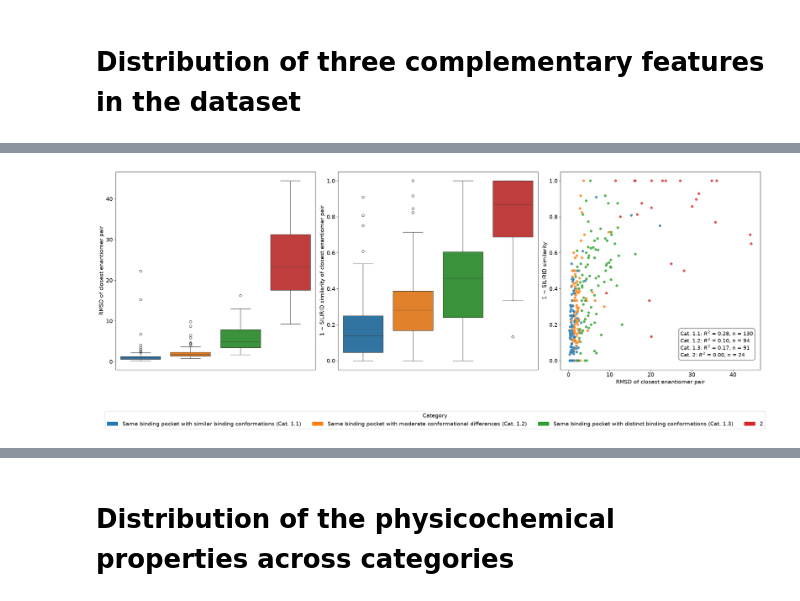
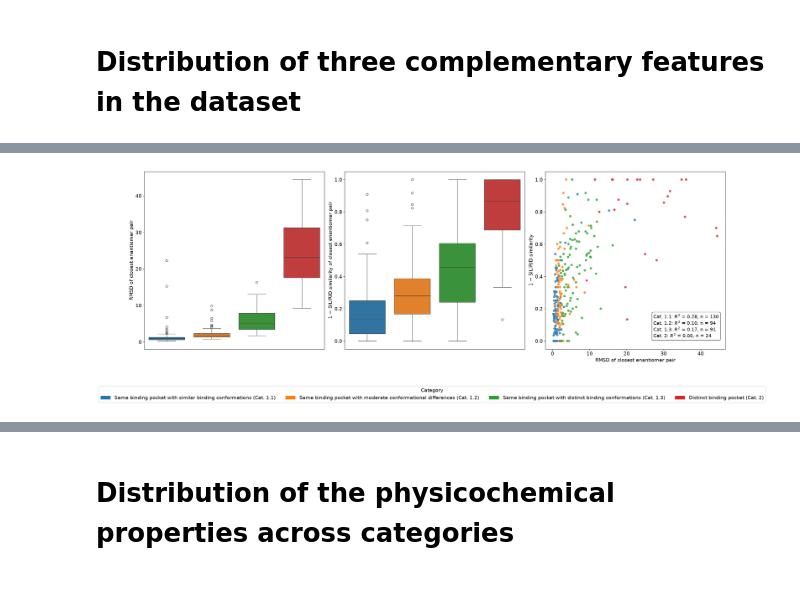
Before and after one commit to comp3d-vienna/Enantiomer_categorization_pipeline, a Jupyter notebook: Notebooks/chemical_space_visualization.ipynb, the cells around one changed output, grey strips where cells are left out. Drawn from its saved outputs; the diff is of its cells as text; code cells hidden in the pictures.

```diff
--- a/Notebooks/chemical_space_visualization.ipynb
+++ b/Notebooks/chemical_space_visualization.ipynb
@@ -561,7 +561,7 @@ category_label_map = {
     "1.1": "Same binding pocket with similar binding conformations (Cat. 1.1)",
     "1.2": "Same binding pocket with moderate conformational differences (Cat. 1.2)",
     "1.3": "Same binding pocket with distinct binding conformations (Cat. 1.3)",
-    "2.0": "Distinct binding pocket (Cat. 2)",
+    "2": "Distinct binding pocket (Cat. 2)",
 }
 
 palette_colors = sns.color_palette(
@@ -743,34 +743,34 @@ ax3.tick_params(
 ax3.tick_params(
     axis="y",
     labelsize=tick_fontsize
 )
 
 leg = None
 if legend_handles is not None:
 
     leg = fig.legend(
         handles=legend_handles,
         title="Category",
         loc="lower center",
         bbox_to_anchor=(0.5, -0.05),
         ncol=len(labels_sorted),
         fontsize=legend_fontsize,
         title_fontsize=legend_fontsize,
     )
 
 plt.tight_layout(
     rect=[0, 0.2, 1, 1.5]
 )
 
 extra_artists = (
     [leg]
     if leg is not None
     else None
 )
 
 plt.show()
 # %% [output]
-[figure, old version]
+[figure, new version]
 # %%
 # --- Ensure manual_label is treated as string everywhere (fixes legend lookup) ---
 feature_table["manual_label"] = feature_table["manual_label"].astype(str)
```
Also changed, not shown: parts of 3 cells of this notebook, 1 other file.
